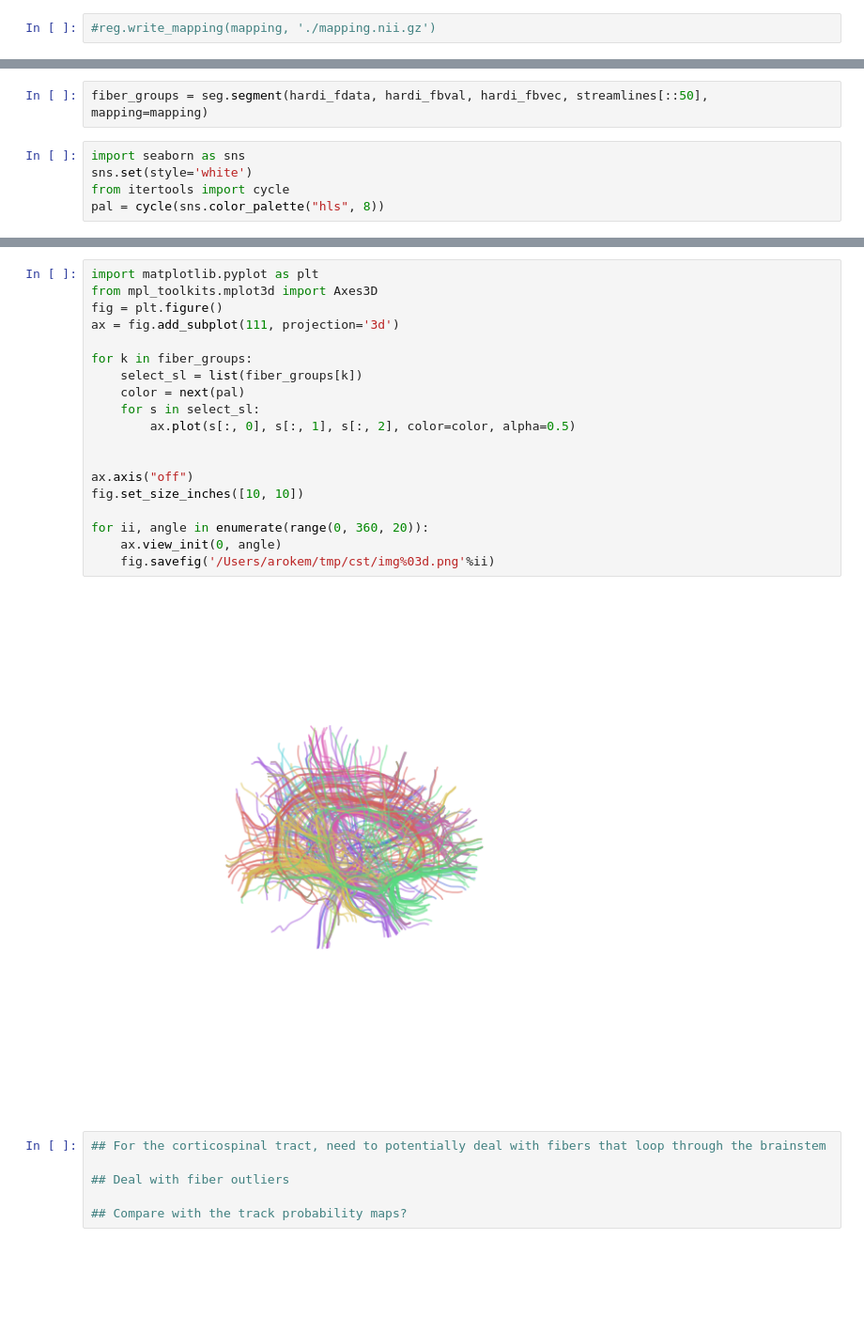
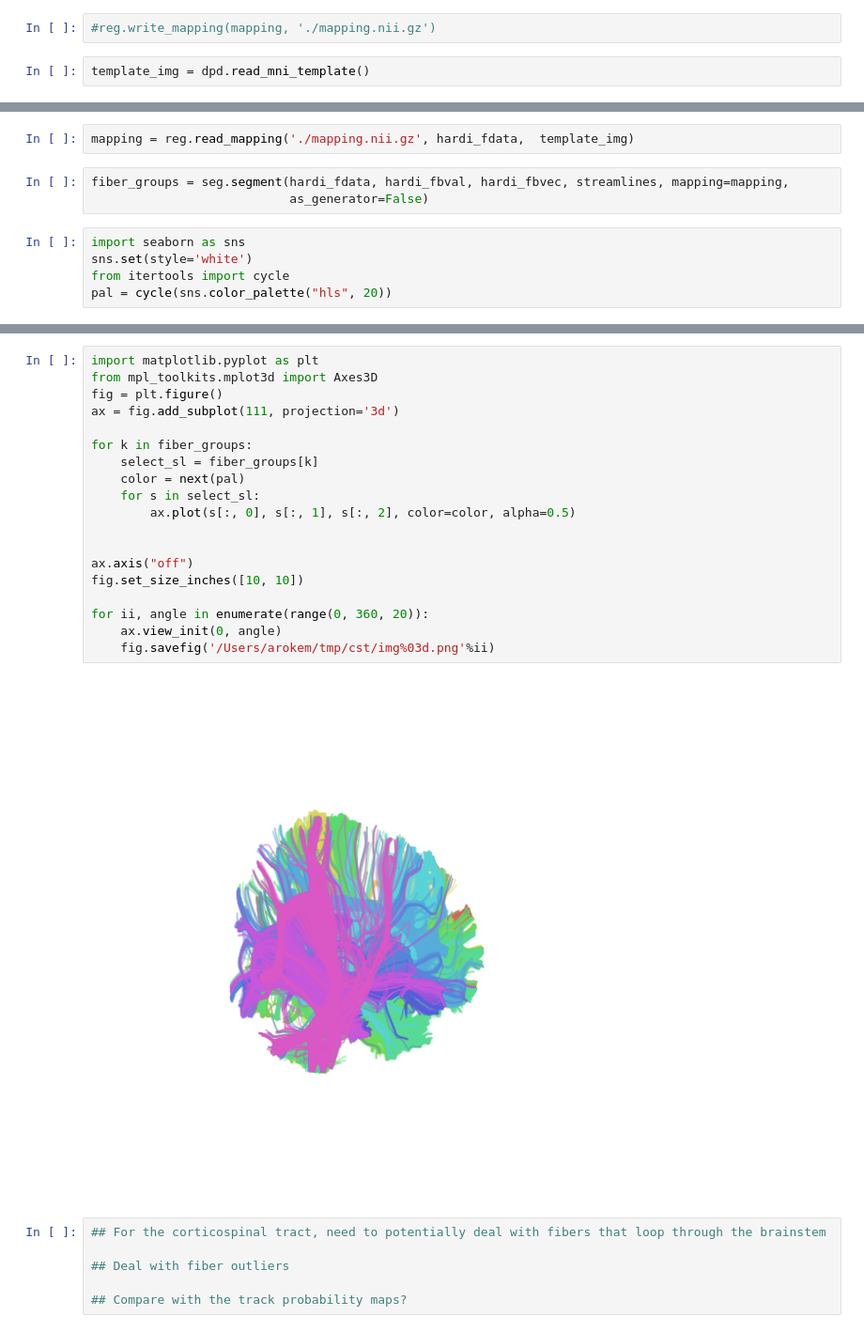
Before and after one commit to yeatmanlab/pyAFQ, a Jupyter notebook: doc/notebooks/segmentation2.ipynb, the cells around one changed output, grey strips where cells are left out. Shown at 94% size. Cells and saved outputs as stored; diff of their text form; blank space fills up the shorter version.

```diff
--- a/doc/notebooks/segmentation2.ipynb
+++ b/doc/notebooks/segmentation2.ipynb
@@ -43,3 +52,5 @@ Dataset is already in place. If you want to fetch it again please first remove t
 #mapping = reg.syn_register_dwi(hardi_fdata, [hardi_fbval, hardi_fbvec])
 # %%
 #reg.write_mapping(mapping, './mapping.nii.gz')
+# %%
+template_img = dpd.read_mni_template()
@@ -46,7 +60,10 @@ Dataset is already in place. If you want to fetch it again please first remove t
+# %%
+mapping = reg.read_mapping('./mapping.nii.gz', hardi_fdata,  template_img)
 # %%
-fiber_groups = seg.segment(hardi_fdata, hardi_fbval, hardi_fbvec, streamlines[::50], mapping=mapping)
+fiber_groups = seg.segment(hardi_fdata, hardi_fbval, hardi_fbvec, streamlines, mapping=mapping,
+                           as_generator=False)
 # %%
 import seaborn as sns
 sns.set(style='white')
 from itertools import cycle
-pal = cycle(sns.color_palette("hls", 8))
+pal = cycle(sns.color_palette("hls", 20))
@@ -53,24 +91,24 @@ pal = cycle(sns.color_palette("hls", 8))
 # %%
 import matplotlib.pyplot as plt
 from mpl_toolkits.mplot3d import Axes3D
 fig = plt.figure()
 ax = fig.add_subplot(111, projection='3d')
 
 for k in fiber_groups:
-    select_sl = list(fiber_groups[k])
+    select_sl = fiber_groups[k]
     color = next(pal)
     for s in select_sl:
         ax.plot(s[:, 0], s[:, 1], s[:, 2], color=color, alpha=0.5)
 
 
 ax.axis("off")
 fig.set_size_inches([10, 10])
 
 for ii, angle in enumerate(range(0, 360, 20)):
     ax.view_init(0, angle)
     fig.savefig('/Users/arokem/tmp/cst/img%03d.png'%ii)
 # %% [output]
-[figure, old version]
+[figure, new version]
 # %%
 ## For the corticospinal tract, need to potentially deal with fibers that loop through the brainstem
 
```
Also changed, not shown: parts of 4 cells of this notebook, 3 other files.
